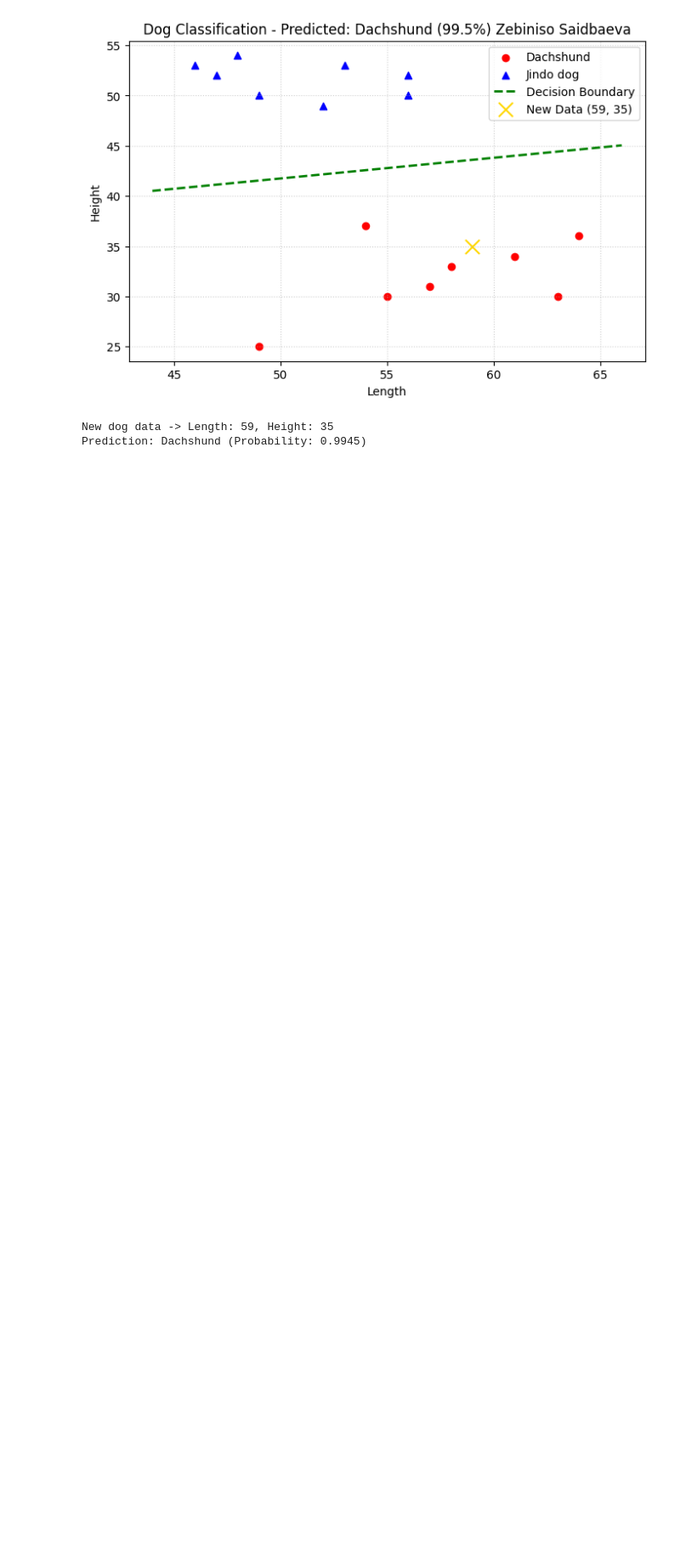
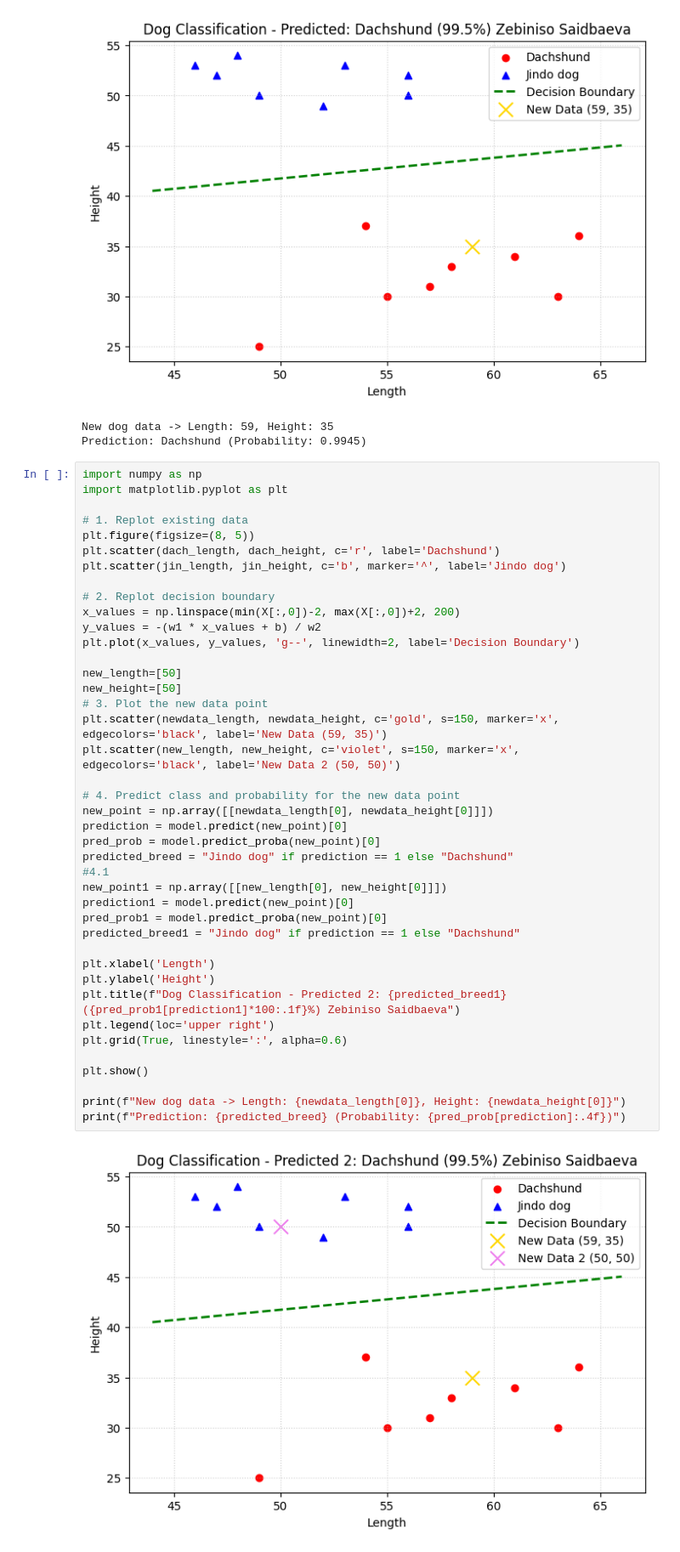
Before and after one commit to zebinisosaidbaeva3506/AI_Electronic_Zebiniso, a Jupyter notebook: Untitled8.ipynb, the cells around one changed output. Shown at 85% size. Drawn from its saved outputs; the diff is of its cells as text; blank space fills up the shorter version.

```diff
--- a/Untitled8.ipynb
+++ b/Untitled8.ipynb
@@ -192,3 +192,46 @@ print(f"Prediction: {predicted_breed} (Probability: {pred_prob[prediction]:.4f})
 [figure]
 New dog data -> Length: 59, Height: 35
 Prediction: Dachshund (Probability: 0.9945)
+# %%
+import numpy as np
+import matplotlib.pyplot as plt
+
+# 1. Replot existing data
+plt.figure(figsize=(8, 5))
+plt.scatter(dach_length, dach_height, c='r', label='Dachshund')
+plt.scatter(jin_length, jin_height, c='b', marker='^', label='Jindo dog')
+
+# 2. Replot decision boundary
+x_values = np.linspace(min(X[:,0])-2, max(X[:,0])+2, 200)
+y_values = -(w1 * x_values + b) / w2
+plt.plot(x_values, y_values, 'g--', linewidth=2, label='Decision Boundary')
+
+new_length=[50]
+new_height=[50]
+# 3. Plot the new data point
+plt.scatter(newdata_length, newdata_height, c='gold', s=150, marker='x', edgecolors='black', label='New Data (59, 35)')
+plt.scatter(new_length, new_height, c='violet', s=150, marker='x', edgecolors='black', label='New Data 2 (50, 50)')
+
+# 4. Predict class and probability for the new data point
+new_point = np.array([[newdata_length[0], newdata_height[0]]])
+prediction = model.predict(new_point)[0]
+pred_prob = model.predict_proba(new_point)[0]
+predicted_breed = "Jindo dog" if prediction == 1 else "Dachshund"
+#4.1
+new_point1 = np.array([[new_length[0], new_height[0]]])
+prediction1 = model.predict(new_point)[0]
+pred_prob1 = model.predict_proba(new_point)[0]
+predicted_breed1 = "Jindo dog" if prediction == 1 else "Dachshund"
+
+plt.xlabel('Length')
+plt.ylabel('Height')
+plt.title(f"Dog Classification - Predicted 2: {predicted_breed1} ({pred_prob1[prediction1]*100:.1f}%) Zebiniso Saidbaeva")
+plt.legend(loc='upper right')
+plt.grid(True, linestyle=':', alpha=0.6)
+
+plt.show()
+
+print(f"New dog data -> Length: {newdata_length[0]}, Height: {newdata_height[0]}")
+print(f"Prediction: {predicted_breed} (Probability: {pred_prob[prediction]:.4f})")
+# %% [output]
+[figure, added]
```
Also changed, not shown: parts of 1 cell of this notebook.
